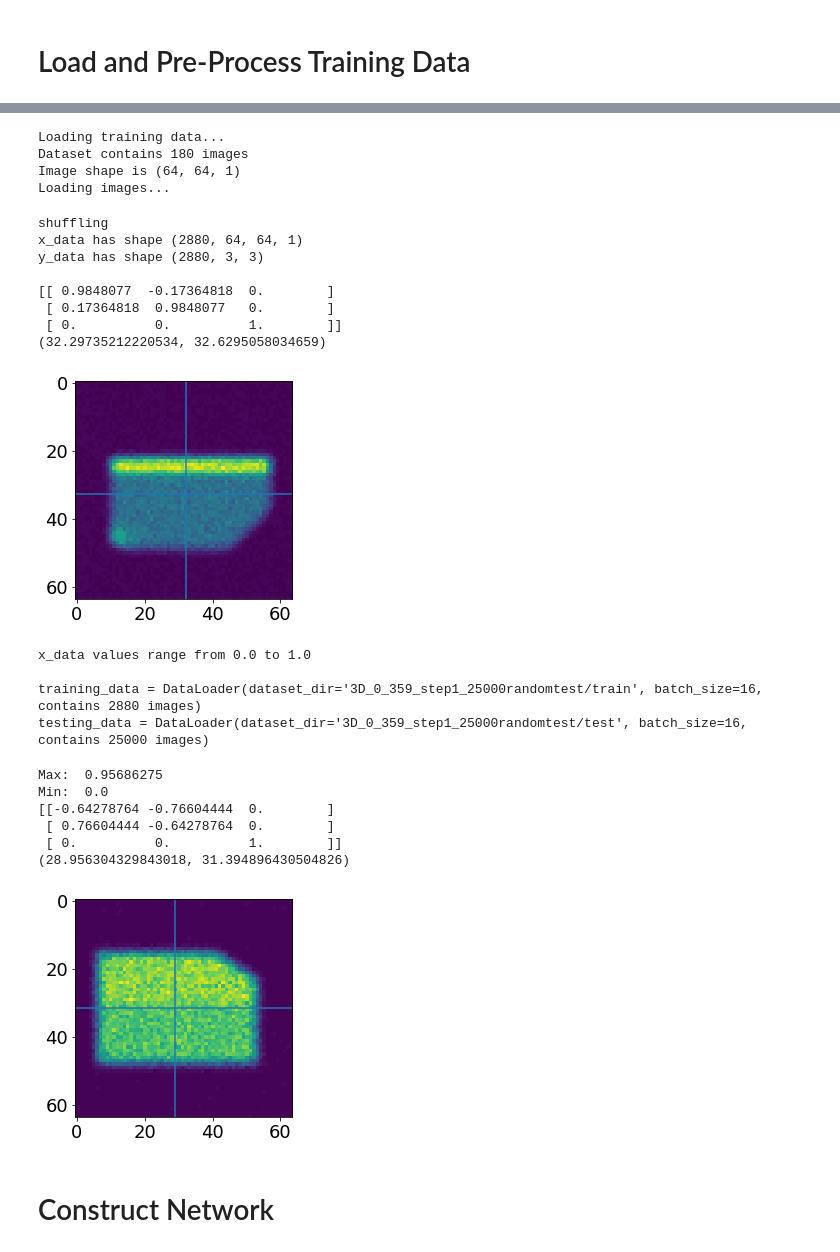
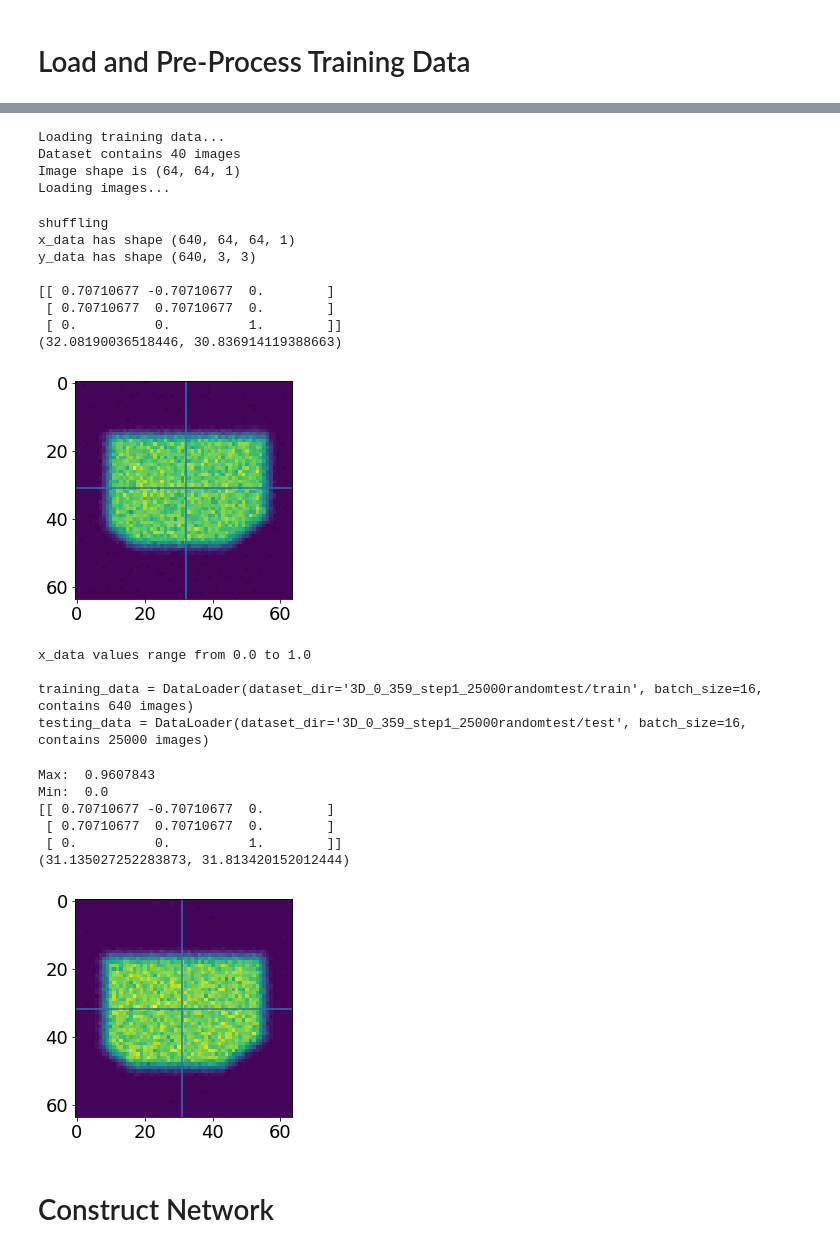
Before and after one commit to SEMOrientation/Y4ProjectNotebooks, a Jupyter notebook: 3D_Network.ipynb, the cells around one changed output, grey strips where cells are left out. Saved outputs shown, nothing was run; the diff lists cells and outputs as text; code cells hidden in the pictures.

```diff
--- a/3D_Network.ipynb
+++ b/3D_Network.ipynb
@@ -681,6 +681,6 @@ y_test has shape (25000, 3, 3)
 # %%
 print("Loading training data...")
-training_data = DataLoader(os.path.join(DATASET_DIR, "train"), batch_size=16, every=10,
+training_data = DataLoader(os.path.join(DATASET_DIR, "train"), batch_size=16, every=45,
                            onload=[
                                    onload_GaussianBlur(GAUSS_RADIUS),
                                    onload_SEMNoise(),
@@ -700,43 +700,43 @@ training_data = DataLoader(os.path.join(DATASET_DIR, "train"), batch_size=16, ev
                                 preproc_Shuffle(),
                            ]
                            )
 
 print(f"x_data has shape {training_data.xdata.shape}")
 print(f"y_data has shape {training_data.ydata.shape}")
 print()
 
 im0 = training_data.xdata[16,:,:].reshape(RESIZE_SHAPE).T
 Image.fromarray((im0*255).astype("uint8"), "L").save("preprocessed.png")
 rot0 = training_data.ydata[16]
 plt.imshow(im0)
 COM = ndimage.measurements.center_of_mass(im0.T)
 plt.axvline(COM[0])
 plt.axhline(COM[1])
 print(rot0)
 print(COM)
 plt.show()
 
 print(f"\nx_data values range from {np.min(training_data.xdata)} to {np.max(training_data.xdata)}")
 
 print(f"\ntraining_data = {training_data}")
 print(f"testing_data = {testing_data}")
 # %% [output]
 Loading training data...
-Dataset contains 180 images
+Dataset contains 40 images
 Image shape is (64, 64, 1)
 Loading images...
 shuffling
-x_data has shape (2880, 64, 64, 1)
-y_data has shape (2880, 3, 3)
+x_data has shape (640, 64, 64, 1)
+y_data has shape (640, 3, 3)
 
-[[ 0.9848077  -0.17364818  0.        ]
- [ 0.17364818  0.9848077   0.        ]
+[[ 0.70710677 -0.70710677  0.        ]
+ [ 0.70710677  0.70710677  0.        ]
  [ 0.          0.          1.        ]]
-(32.29735212220534, 32.6295058034659)
+(32.08190036518446, 30.836914119388663)
-[figure, old version]
+[figure, new version]
 x_data values range from 0.0 to 1.0
 
-training_data = DataLoader(dataset_dir='3D_0_359_step1_25000randomtest/train', batch_size=16, contains 2880 images)
+training_data = DataLoader(dataset_dir='3D_0_359_step1_25000randomtest/train', batch_size=16, contains 640 images)
 testing_data = DataLoader(dataset_dir='3D_0_359_step1_25000randomtest/test', batch_size=16, contains 25000 images)
 # %%
 i = 0
@@ -767,13 +767,13 @@ plt.show()
 ## plt.imshow(np.array(pim_median))
 ## plt.show()
 # %% [output]
-Max:  0.95686275
+Max:  0.9607843
 Min:  0.0
-[[-0.64278764 -0.76604444  0.        ]
- [ 0.76604444 -0.64278764  0.        ]
+[[ 0.70710677 -0.70710677  0.        ]
+ [ 0.70710677  0.70710677  0.        ]
  [ 0.          0.          1.        ]]
-(28.956304329843018, 31.394896430504826)
+(31.135027252283873, 31.813420152012444)
-[figure, old version]
+[figure, new version]
 # %% [markdown]
 # Construct Network
 # %%
```
Also changed, not shown: parts of 11 cells of this notebook.
